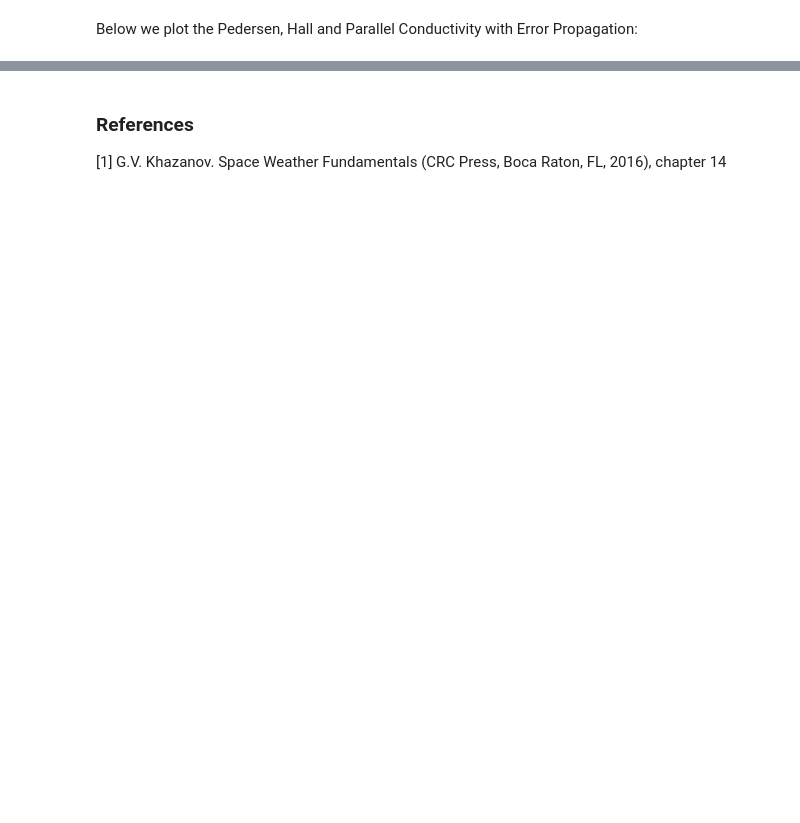
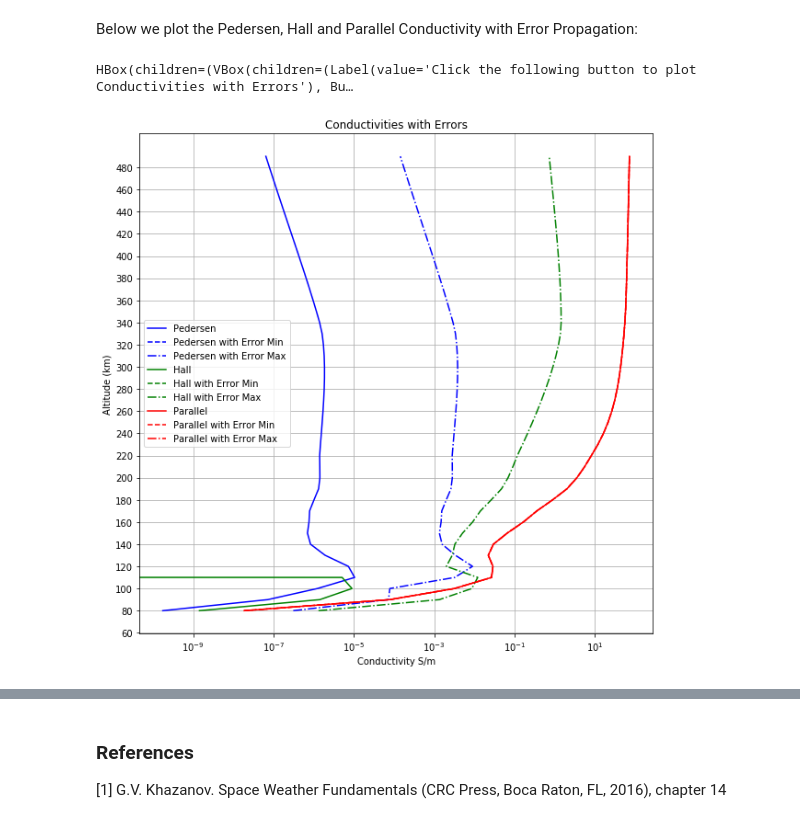
Before and after one commit to Xritsos/Dedaulus, a Jupyter notebook: DaedalusMAZE_ATBDs/DaedalusMAZE_ATBD_Conductivities_V2.ipynb, the cells around one changed output, grey strips where cells are left out. Cells and saved outputs as stored; diff of their text form; code cells hidden in the pictures; blank space fills up the shorter version.

```diff
--- a/DaedalusMAZE_ATBDs/DaedalusMAZE_ATBD_Conductivities_V2.ipynb
+++ b/DaedalusMAZE_ATBDs/DaedalusMAZE_ATBD_Conductivities_V2.ipynb
@@ -1674,0 +1658,52 @@ display(box3)
+# %%
+# plotting
+def plotting_Conductivities_with_Errors(x):
+
+    #start of plotly
+    fig4 = go.Figure()
+    #adding the various plots
+    fig4.add_trace(go.Scatter(x=Pedersen, y=heights,name="Pedersen",mode='lines',marker=dict(color='blue')))
+    fig4.add_trace(go.Scatter(x=Pedersen_with_error_min, y=heights,name="Pedersen with Error Min",mode='lines',line=dict(dash='dash'),marker=dict(color='blue')))
+    fig4.add_trace(go.Scatter(x=Pedersen_with_error_max, y=heights,name="Pedersen with Error Max",mode='lines',line=dict(dash='dashdot'),marker=dict(color='blue')))
+    fig4.add_trace(go.Scatter(x=Hall, y=heights,name="Hall",mode='lines',marker=dict(color='green')))
+    fig4.add_trace(go.Scatter(x=Hall_with_error_min, y=heights,name="Hall with Error Min",mode='lines',line=dict(dash='dash'),marker=dict(color='green')))
+    fig4.add_trace(go.Scatter(x=Hall_with_error_max, y=heights,name="Hall with Error Max",mode='lines',line=dict(dash='dashdot'),marker=dict(color='green')))
+    fig4.add_trace(go.Scatter(x=Parallel, y=heights,name="Parallel",mode='lines',marker=dict(color='red')))
+    fig4.add_trace(go.Scatter(x=Parallel_with_error_min, y=heights,name="Parallel with Error Min",mode='lines',line=dict(dash='dash'),marker=dict(color='red')))
+    fig4.add_trace(go.Scatter(x=Parallel_with_error_max, y=heights,name="Parallel with Error Max",mode='lines',line=dict(dash='dashdot'),marker=dict(color='red')))
+
+    #updating the layout of the figure. All the parameters concerning graph are put here
+    fig4.update_layout(xaxis_type="log",xaxis_showexponent='all', xaxis_exponentformat = 'power',
+    yaxis_tick0 = 60,yaxis_dtick = 20,xaxis_title="Conductivity S/m",yaxis_title="Altitude (km)",width=950,height=750,
+    title={'text':'Conductivities with error','y':0.9,'x':0.5,'xanchor': 'center','yanchor': 'top'})
+    fig4.update_xaxes(showgrid=True, gridwidth=0.5, gridcolor='grey')
+    fig4.update_yaxes(showgrid=True, gridwidth=0.5, gridcolor='grey')
+    fig4.update_xaxes(showline=True, linewidth=2, linecolor='black', mirror=True)
+    fig4.update_yaxes(showline=True, linewidth=2, linecolor='black', mirror=True)
+    fig4.show()
+
+
+
+plotD_button=widgets.Button(
+    value=False,
+    description='Plot_Conductivities with errors',
+    disabled=False,
+    button_style='success', # 'success', 'info', 'warning', 'danger' or ''
+    tooltip='Press to Plot Conductivities with Error Propagation',
+    icon='check',
+    layout=button_layout,
+    style=style,
+
+)
+label_Conductivities=widgets.Label(
+    value='Click the following button to plot Conductivities with Errors',
+
+)
+y9=widgets.VBox([label_Conductivities,plotD_button])
+
+plotD_button.on_click(plotting_Conductivities_with_Errors)
+box3=widgets.HBox([y9])
+display(box3)
+# %% [output]
+HBox(children=(VBox(children=(Label(value='Click the following button to plot Conductivities with Errors'), Bu…
+[figure, added]
```
Also changed, not shown: parts of 9 cells of this notebook.
